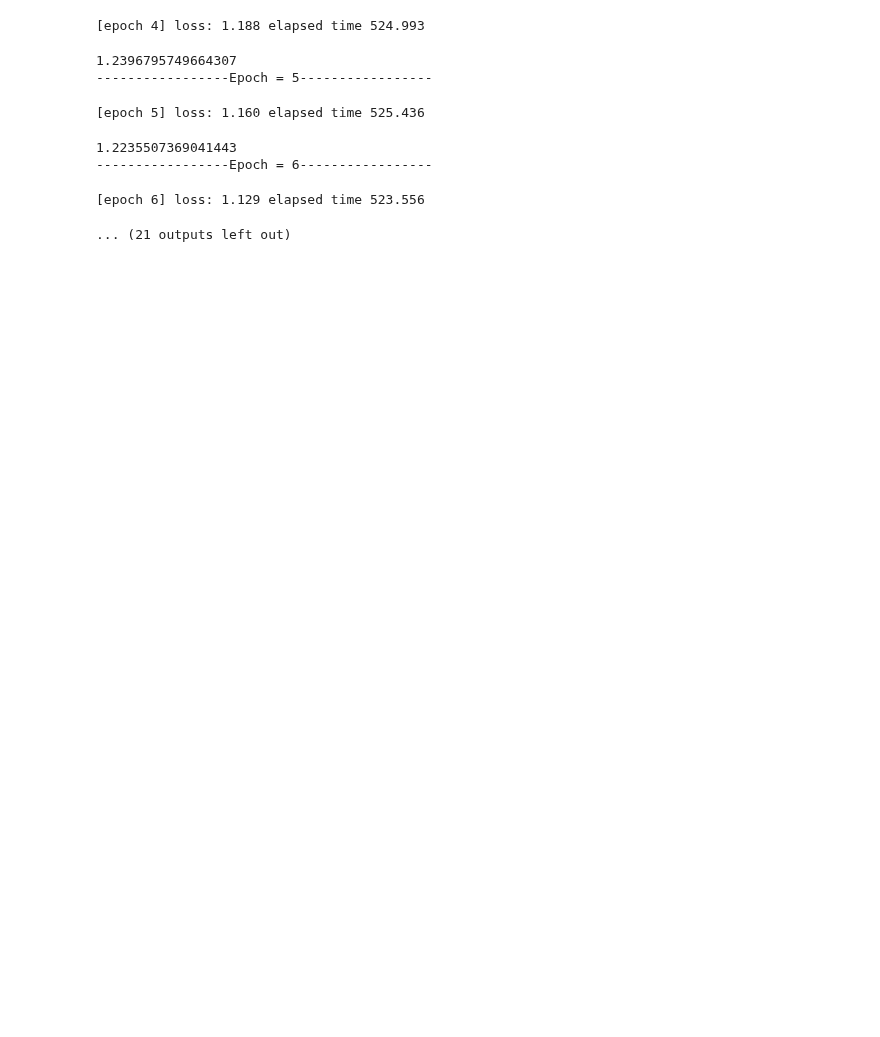
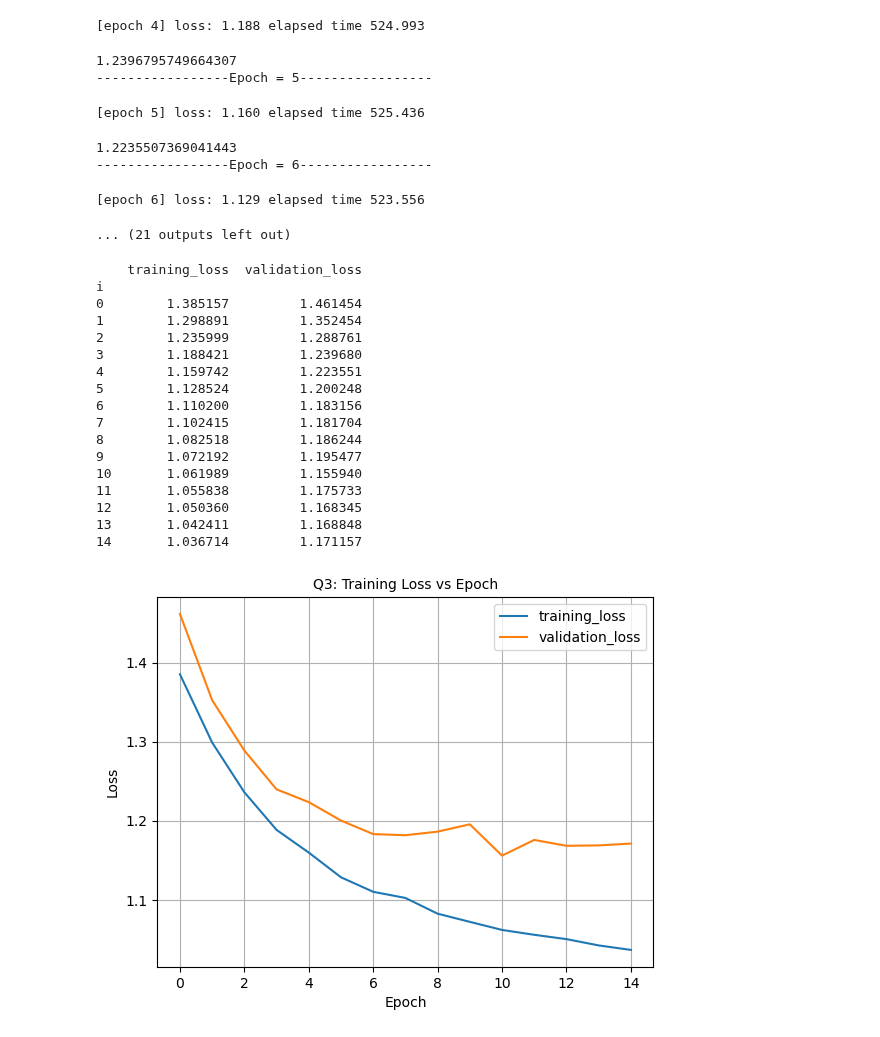
Before and after one commit to Javen-W/CSE803-Computer-Vision, a Jupyter notebook: HW5/HW5_Q3.ipynb, the cells around one changed output. Cells and saved outputs as stored; diff of their text form; code cells hidden in the pictures; blank space fills up the shorter version.

```diff
--- a/HW5/HW5_Q3.ipynb
+++ b/HW5/HW5_Q3.ipynb
@@ -492,3 +493,37 @@ Start training
 -----------------Epoch = 6-----------------
 [epoch 6] loss: 1.129 elapsed time 523.556
 ... (21 outputs left out)
+# %%
+"""
+Analyze and plot results.
+"""
+results_df = pd.DataFrame.from_records(results).set_index('i')
+print(results_df)
+
+# plot figure
+results_df.plot(
+    xlabel="Epoch",
+    ylabel="Loss",
+    grid=True,
+)
+plt.title("Q3: Training Loss vs Epoch", fontsize=10)
+plt.savefig(f"./figures/{"q3_losses"}.png")
+# %% [output]
+    training_loss  validation_loss
+i
+0        1.385157         1.461454
+1        1.298891         1.352454
+2        1.235999         1.288761
+3        1.188421         1.239680
+4        1.159742         1.223551
+5        1.128524         1.200248
+6        1.110200         1.183156
+7        1.102415         1.181704
+8        1.082518         1.186244
+9        1.072192         1.195477
+10       1.061989         1.155940
+11       1.055838         1.175733
+12       1.050360         1.168345
+13       1.042411         1.168848
+14       1.036714         1.171157
+[figure, added]
```
Also changed, not shown: parts of 1 cell of this notebook, 14 other files.
